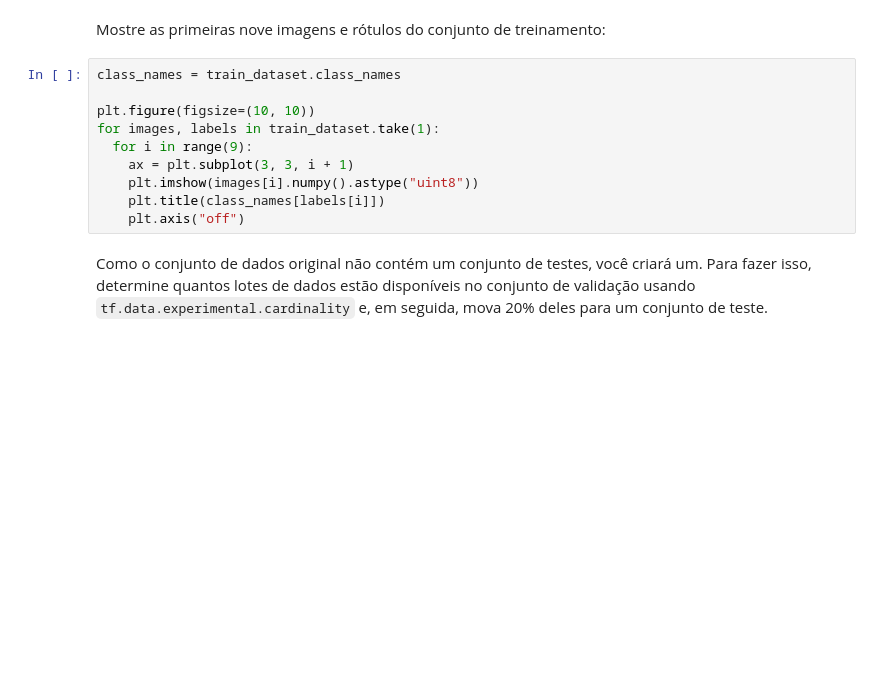
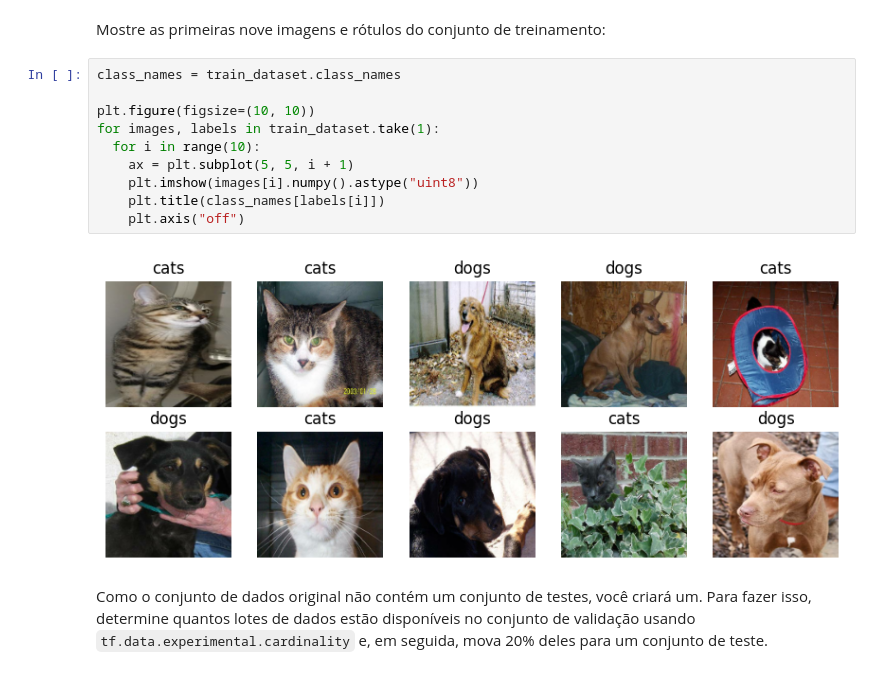
Before and after one commit to vaaaltin/MLProd, a Jupyter notebook: 2o Semestre/IML3/Aula 1/CNNs_Transfer_Learning.ipynb, the cells around one changed output. Cells and saved outputs as stored; diff of their text form; blank space fills up the shorter version.

```diff
--- a/2o Semestre/IML3/Aula 1/CNNs_Transfer_Learning.ipynb
+++ b/2o Semestre/IML3/Aula 1/CNNs_Transfer_Learning.ipynb
@@ -77,13 +107,15 @@ Mostre as primeiras nove imagens e rótulos do conjunto de treinamento:
 # %%
 class_names = train_dataset.class_names
 
 plt.figure(figsize=(10, 10))
 for images, labels in train_dataset.take(1):
-  for i in range(9):
-    ax = plt.subplot(3, 3, i + 1)
+  for i in range(10):
+    ax = plt.subplot(5, 5, i + 1)
     plt.imshow(images[i].numpy().astype("uint8"))
     plt.title(class_names[labels[i]])
     plt.axis("off")
+# %% [output]
+[figure, added]
 # %% [markdown]
 Como o conjunto de dados original não contém um conjunto de testes, você criará um. Para fazer isso, determine quantos lotes de dados estão disponíveis no conjunto de validação usando `tf.data.experimental.cardinality` e, em seguida, mova 20% deles para um conjunto de teste.
 # %%
```
Also changed, not shown: parts of 23 cells of this notebook, 16 other files.
